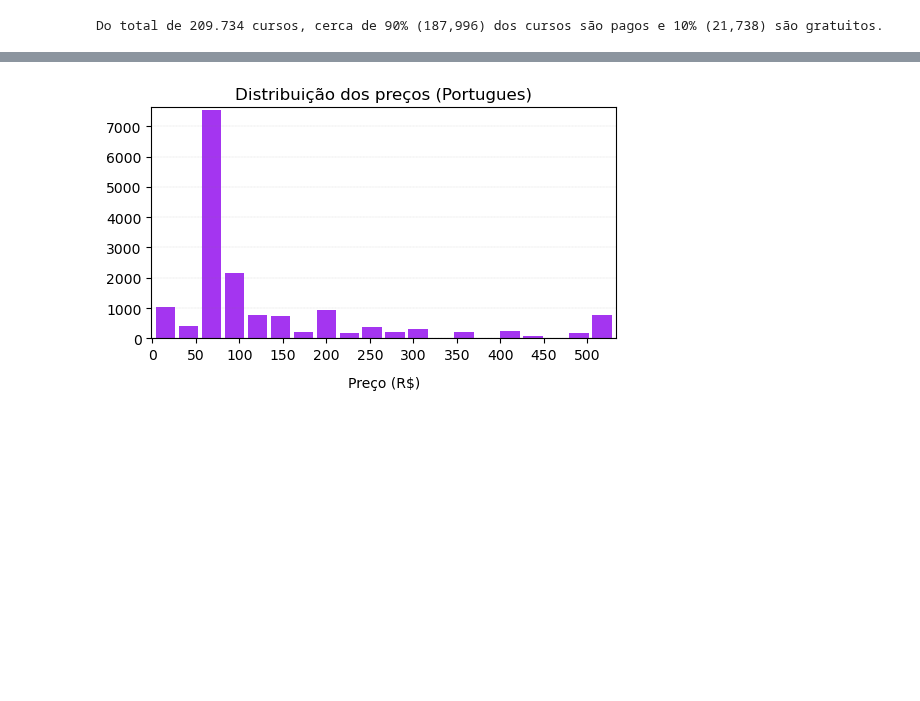
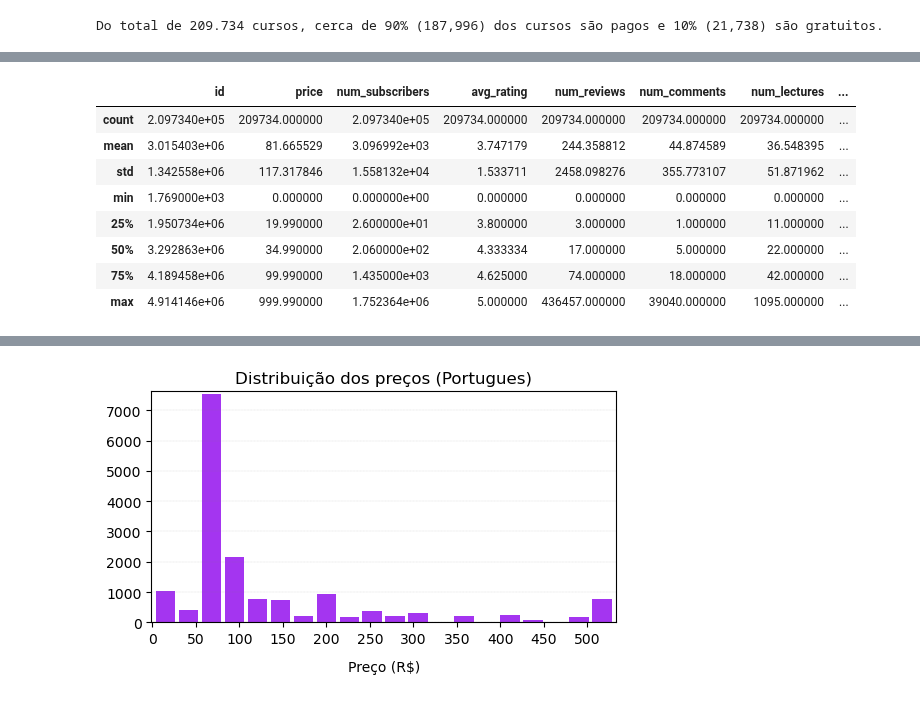
Before and after one commit to ismailymendes/mooc_udemy_coursera, a Jupyter notebook: mooc_udemy.ipynb, the cells around one changed output, grey strips where cells are left out. Cells and saved outputs as stored; diff of their text form; code cells hidden in the pictures; blank space fills up the shorter version.

```diff
--- a/mooc_udemy.ipynb
+++ b/mooc_udemy.ipynb
@@ -239,0 +303,13 @@ plt.show()
+# %%
+udemy_pago_200 = udemy_cursos.loc[udemy_cursos['is_paid'] < 200 ]
+udemy_pago_200.describe()
+# %% [output]
+|  | id | price | num_subscribers | avg_rating | num_reviews | num_comments | num_lectures | ... |
+| count | 2.097340e+05 | 209734.000000 | 2.097340e+05 | 209734.000000 | 209734.000000 | 209734.000000 | 209734.000000 | ... |
+| mean | 3.015403e+06 | 81.665529 | 3.096992e+03 | 3.747179 | 244.358812 | 44.874589 | 36.548395 | ... |
+| std | 1.342558e+06 | 117.317846 | 1.558132e+04 | 1.533711 | 2458.098276 | 355.773107 | 51.871962 | ... |
+| min | 1.769000e+03 | 0.000000 | 0.000000e+00 | 0.000000 | 0.000000 | 0.000000 | 0.000000 | ... |
+| 25% | 1.950734e+06 | 19.990000 | 2.600000e+01 | 3.800000 | 3.000000 | 1.000000 | 11.000000 | ... |
+| 50% | 3.292863e+06 | 34.990000 | 2.060000e+02 | 4.333334 | 17.000000 | 5.000000 | 22.000000 | ... |
+| 75% | 4.189458e+06 | 99.990000 | 1.435000e+03 | 4.625000 | 74.000000 | 18.000000 | 42.000000 | ... |
+| max | 4.914146e+06 | 999.990000 | 1.752364e+06 | 5.000000 | 436457.000000 | 39040.000000 | 1095.000000 | ... |
```
Also changed, not shown: parts of 10 cells of this notebook.
